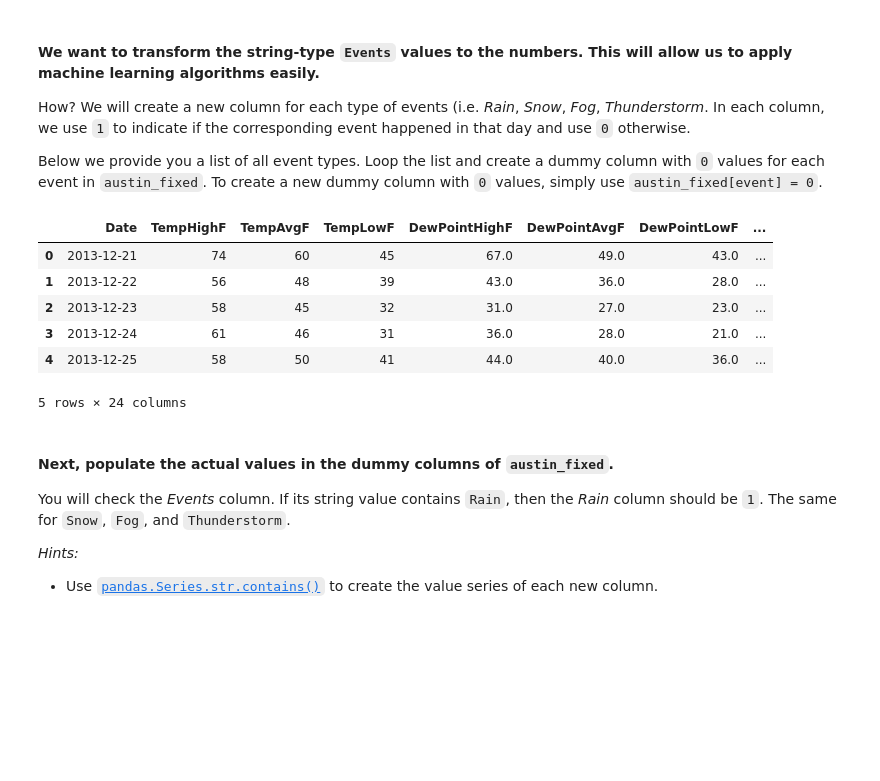
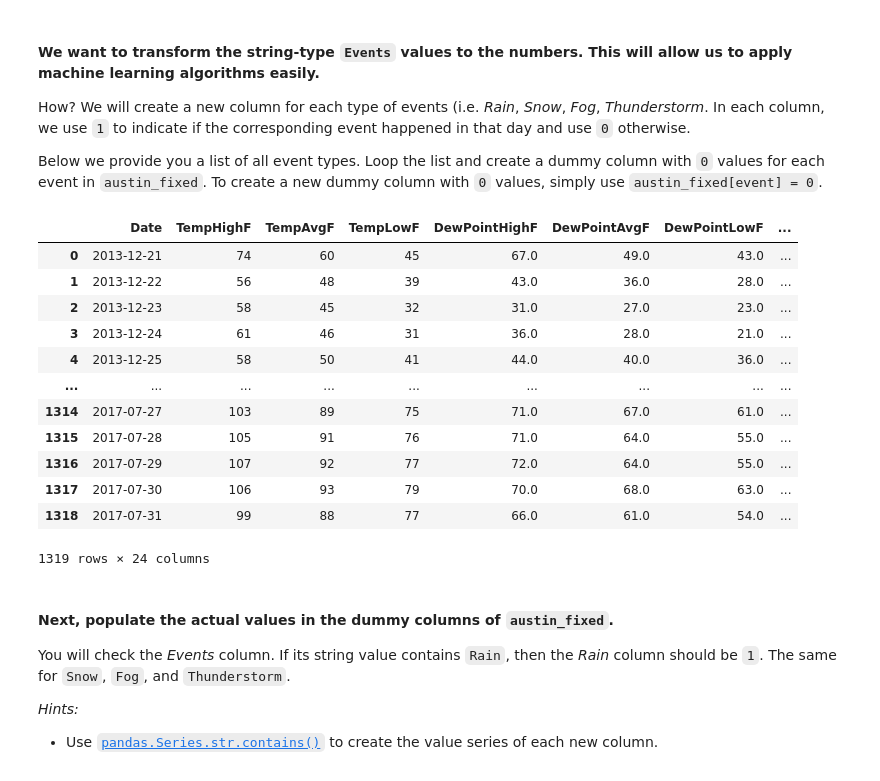
Before and after one commit to ta-data-remote/lab-intro-to-ml, a Jupyter notebook: your-code/main.ipynb, the cells around one changed output. Drawn from its saved outputs; the diff is of its cells as text; code cells hidden in the pictures; blank space fills up the shorter version.

```diff
--- a/your-code/main.ipynb
+++ b/your-code/main.ipynb
@@ -17,3 +17,6 @@
+# %%
+# Your code here
+austin = pd.read_csv(r"C:\Users\trito.DESKTOP-V9IEUOR\Desktop\IronHack Data Analyst\Labs\week7labs\lab-intro-to-ml\data\austin_weather.csv")
 # %% [markdown]
 #### Next, describe the dataset you have loaded:
 - Look at the variables and their types
@@ -96,2 +116,6 @@ wrong_type_columns = ['DewPointHighF', 'DewPointAvgF', 'DewPointLowF', 'Humidity
+# %%
+# for col in austin:
+
+austin[wrong_type_columns] = austin[wrong_type_columns].apply(pd.to_numeric, errors='coerce')
 # %% [markdown]
 #### Check if your code has worked by printing the data types again. You should see only two `object` columns (`Date` and `Events`) now. All other columns should be `int64` or `float64`.
@@ -215,0 +228,3 @@ Index(['Date', 'TempHighF', 'TempAvgF', 'TempLowF', 'DewPointHighF',
+# %%
+austin.drop(['PrecipitationSumInches'], axis=1, inplace= True)
+austin
@@ -226,2 +253,4 @@ In the following cell, use the `.interpolate()` function on the entire dataframe
+# %%
+austin_fixed = austin.interpolate(inplace=False)
 # %% [markdown]
 #### Check to make sure `austin_fixed` contains no missing data. Also check `austin` - it still contains missing data.
@@ -300,15 +328,22 @@ Below we provide you a list of all event types. Loop the list and create a dummy
 # %%
 event_list = ['Snow', 'Fog', 'Rain', 'Thunderstorm']
 
-# Your code here
+austin_fixed[event_list] = 0
+austin_fixed
 # %% [output]
 |  | Date | TempHighF | TempAvgF | TempLowF | DewPointHighF | DewPointAvgF | DewPointLowF | ... |
 | 0 | 2013-12-21 | 74 | 60 | 45 | 67.0 | 49.0 | 43.0 | ... |
 | 1 | 2013-12-22 | 56 | 48 | 39 | 43.0 | 36.0 | 28.0 | ... |
 | 2 | 2013-12-23 | 58 | 45 | 32 | 31.0 | 27.0 | 23.0 | ... |
 | 3 | 2013-12-24 | 61 | 46 | 31 | 36.0 | 28.0 | 21.0 | ... |
 | 4 | 2013-12-25 | 58 | 50 | 41 | 44.0 | 40.0 | 36.0 | ... |
+| ... | ... | ... | ... | ... | ... | ... | ... | ... |
+| 1314 | 2017-07-27 | 103 | 89 | 75 | 71.0 | 67.0 | 61.0 | ... |
+| 1315 | 2017-07-28 | 105 | 91 | 76 | 71.0 | 64.0 | 55.0 | ... |
+| 1316 | 2017-07-29 | 107 | 92 | 77 | 72.0 | 64.0 | 55.0 | ... |
+| 1317 | 2017-07-30 | 106 | 93 | 79 | 70.0 | 68.0 | 63.0 | ... |
+| 1318 | 2017-07-31 | 99 | 88 | 77 | 66.0 | 61.0 | 54.0 | ... |
-5 rows × 24 columns
+1319 rows × 24 columns
 # %% [markdown]
 #### Next, populate the actual values in the dummy columns of  `austin_fixed`.
 
```
Also changed, not shown: parts of 65 cells of this notebook.
